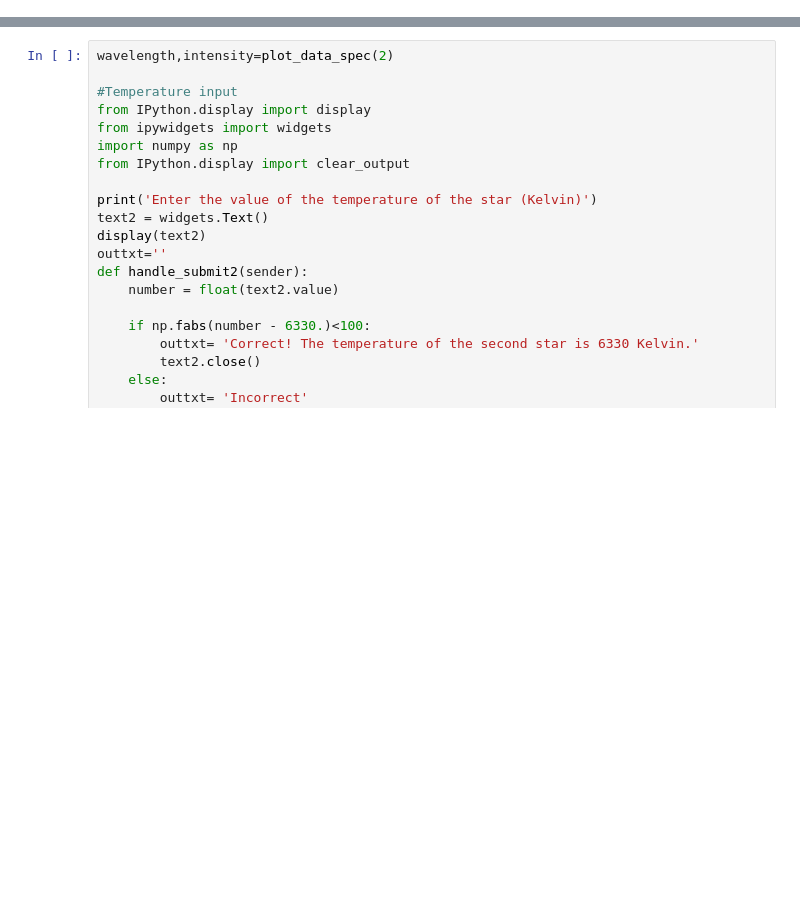
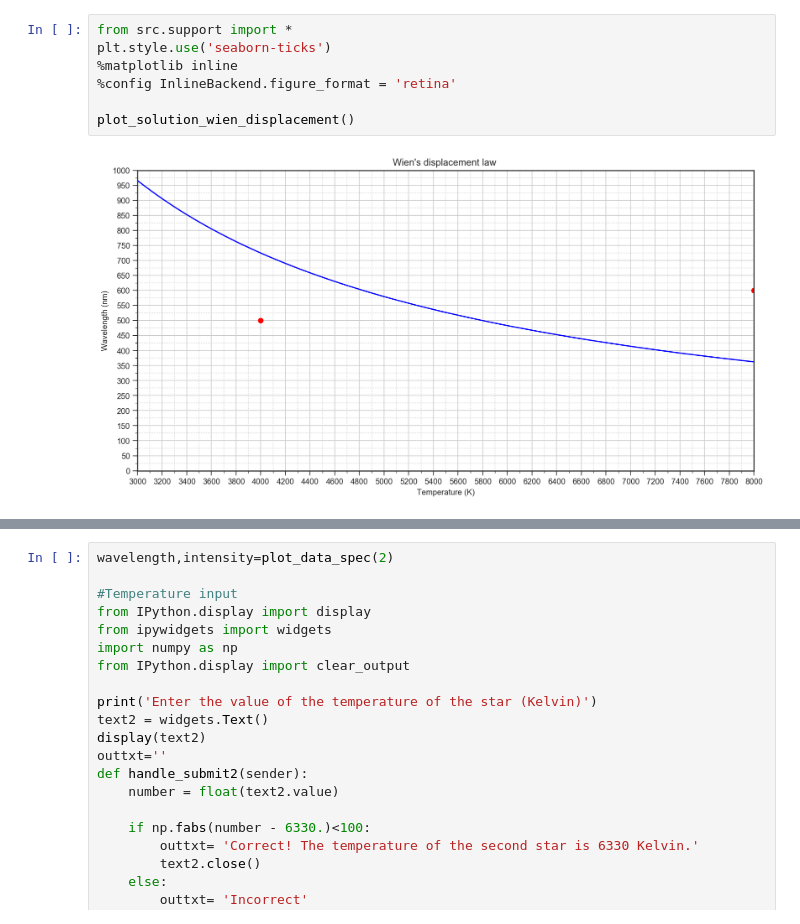
Before and after one commit to jjasche/blackbody, a Jupyter notebook: Tstars.ipynb, the cells around one changed output, grey strips where cells are left out. Saved outputs shown, nothing was run; the diff lists cells and outputs as text; blank space fills up the shorter version.

```diff
--- a/Tstars.ipynb
+++ b/Tstars.ipynb
@@ -47,0 +34,9 @@ In the following you should use this spectrum and the results of the Wien's disp
+# %%
+from src.support import *
+plt.style.use('seaborn-ticks')
+%matplotlib inline
+%config InlineBackend.figure_format = 'retina'
+
+plot_solution_wien_displacement()
+# %% [output]
+[figure, added]
```
Also changed, not shown: parts of 3 cells of this notebook, 2 other files.
